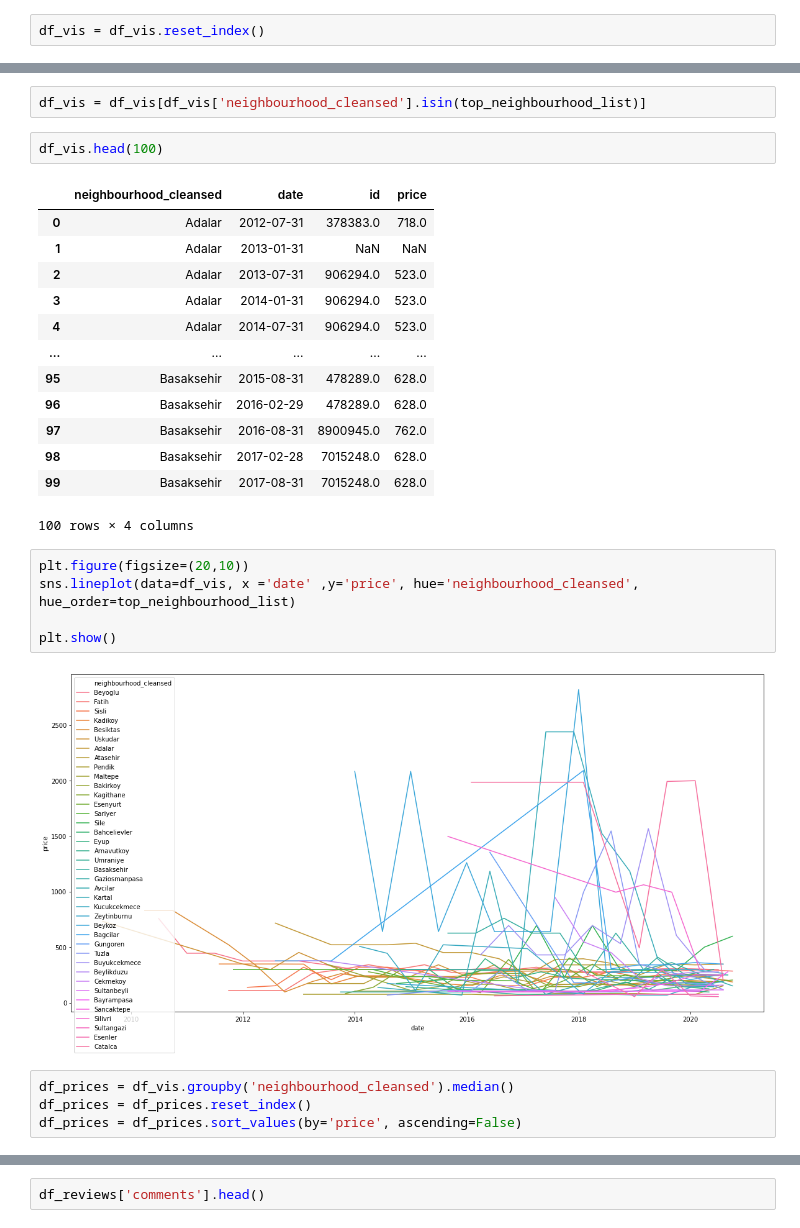
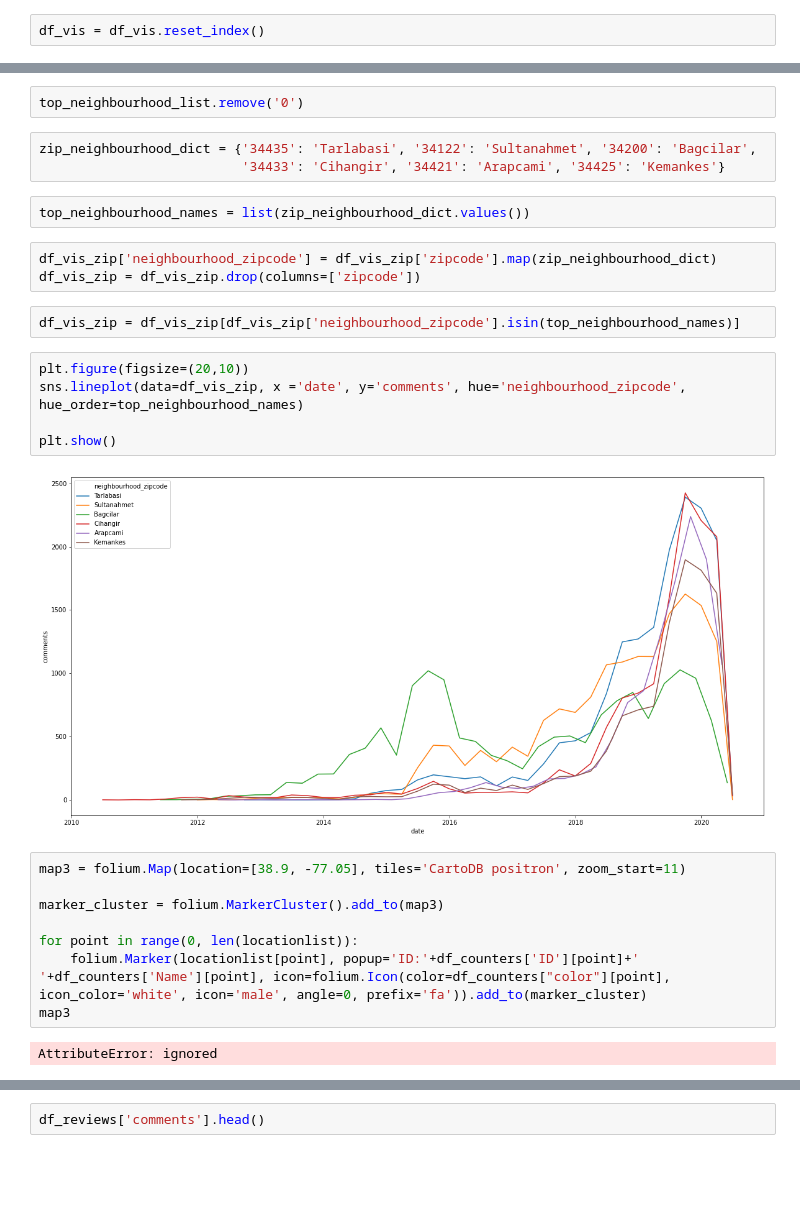
Before and after one commit to OzanGenc/Airbnb-Istanbul-ReviewScorePrediction, a Jupyter notebook: WordCloud.ipynb, the cells around one changed output, grey strips where cells are left out. Saved outputs shown, nothing was run; the diff lists cells and outputs as text; blank space fills up the shorter version.

```diff
--- a/WordCloud.ipynb
+++ b/WordCloud.ipynb
@@ -188,29 +210,29 @@ top_neighbourhood_list
-# %%
-df_vis = df_vis[df_vis['neighbourhood_cleansed'].isin(top_neighbourhood_list)]
-# %%
-df_vis.head(100)
-# %% [output]
-|  | neighbourhood_cleansed | date | id | price |
-| 0 | Adalar | 2012-07-31 | 378383.0 | 718.0 |
-| 1 | Adalar | 2013-01-31 | NaN | NaN |
-| 2 | Adalar | 2013-07-31 | 906294.0 | 523.0 |
-| 3 | Adalar | 2014-01-31 | 906294.0 | 523.0 |
-| 4 | Adalar | 2014-07-31 | 906294.0 | 523.0 |
-| ... | ... | ... | ... | ... |
-| 95 | Basaksehir | 2015-08-31 | 478289.0 | 628.0 |
-| 96 | Basaksehir | 2016-02-29 | 478289.0 | 628.0 |
-| 97 | Basaksehir | 2016-08-31 | 8900945.0 | 762.0 |
-| 98 | Basaksehir | 2017-02-28 | 7015248.0 | 628.0 |
-| 99 | Basaksehir | 2017-08-31 | 7015248.0 | 628.0 |
-100 rows × 4 columns
+# %%
+top_neighbourhood_list.remove('0')
+# %%
+zip_neighbourhood_dict = {'34435': 'Tarlabasi', '34122': 'Sultanahmet', '34200': 'Bagcilar',
+                          '34433': 'Cihangir', '34421': 'Arapcami', '34425': 'Kemankes'}
+# %%
+top_neighbourhood_names = list(zip_neighbourhood_dict.values())
+# %%
+df_vis_zip['neighbourhood_zipcode'] = df_vis_zip['zipcode'].map(zip_neighbourhood_dict)
+df_vis_zip = df_vis_zip.drop(columns=['zipcode'])
+# %%
+df_vis_zip = df_vis_zip[df_vis_zip['neighbourhood_zipcode'].isin(top_neighbourhood_names)]
 # %%
 plt.figure(figsize=(20,10))
-sns.lineplot(data=df_vis, x ='date' ,y='price', hue='neighbourhood_cleansed', hue_order=top_neighbourhood_list)
+sns.lineplot(data=df_vis_zip, x ='date', y='comments', hue='neighbourhood_zipcode', hue_order=top_neighbourhood_names)
 
 plt.show()
 # %% [output]
-[figure, old version]
+[figure, new version]
-# %%
-df_prices = df_vis.groupby('neighbourhood_cleansed').median()
-df_prices = df_prices.reset_index()
-df_prices = df_prices.sort_values(by='price', ascending=False)
+# %%
+map3 = folium.Map(location=[38.9, -77.05], tiles='CartoDB positron', zoom_start=11)
+
+marker_cluster = folium.MarkerCluster().add_to(map3)
+
+for point in range(0, len(locationlist)):
+    folium.Marker(locationlist[point], popup='ID:'+df_counters['ID'][point]+' '+df_counters['Name'][point], icon=folium.Icon(color=df_counters["color"][point], icon_color='white', icon='male', angle=0, prefix='fa')).add_to(marker_cluster)
+map3
+# %% [output]
+AttributeError: ignored
```
Also changed, not shown: parts of 31 cells of this notebook.
